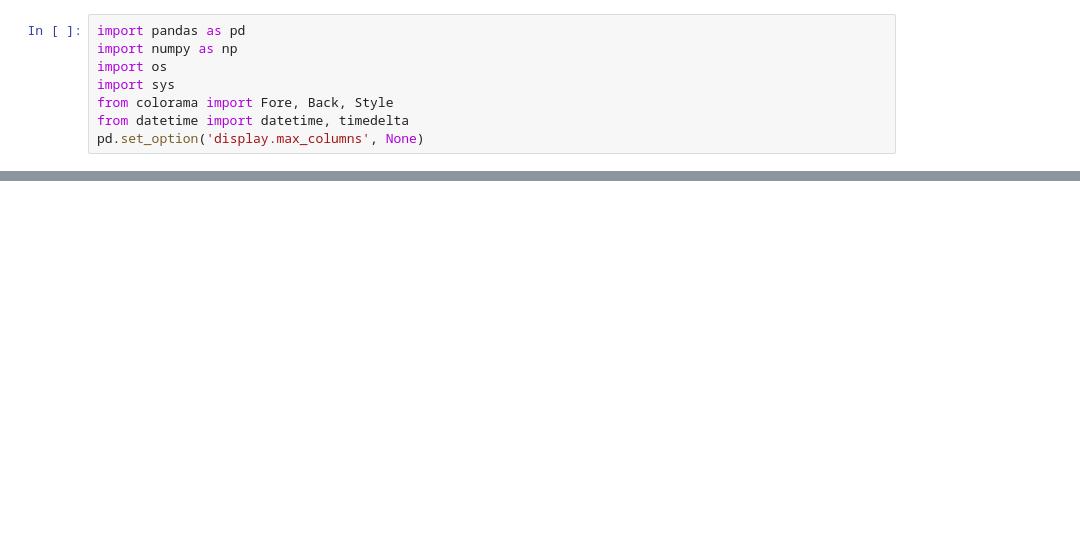
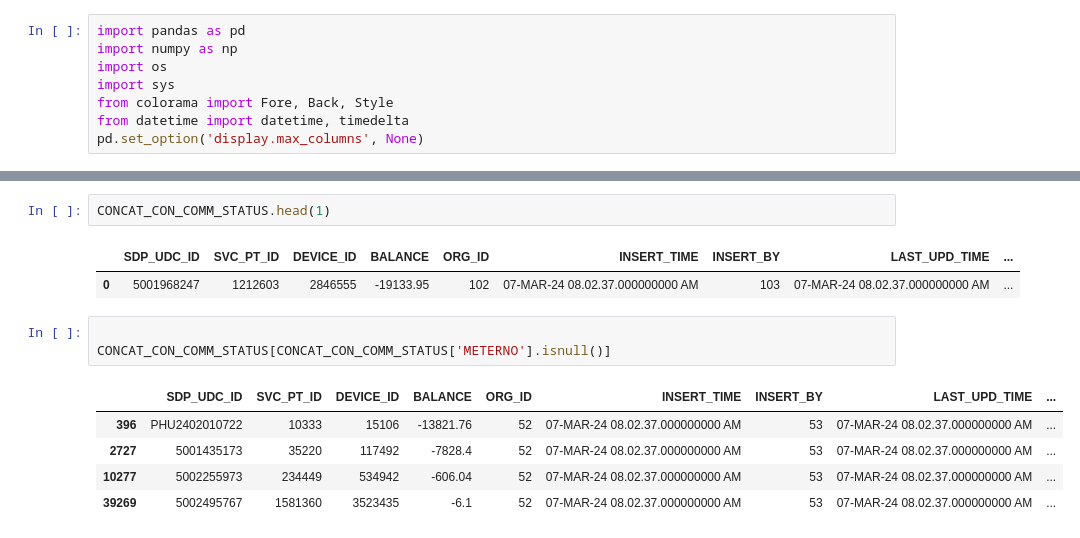
Before and after one commit to ratankj/MDM_HES_DATA_MATCH, a Jupyter notebook: data_comparision.ipynb, the cells around one changed output, grey strips where cells are left out. Cells and saved outputs as stored; diff of their text form; blank space fills up the shorter version.

```diff
--- a/data_comparision.ipynb
+++ b/data_comparision.ipynb
@@ -18,0 +177,14 @@ Error:
+# %%
+CONCAT_CON_COMM_STATUS.head(1)
+# %% [output]
+|  | SDP_UDC_ID | SVC_PT_ID | DEVICE_ID | BALANCE | ORG_ID | INSERT_TIME | INSERT_BY | LAST_UPD_TIME | ... |
+| 0 | 5001968247 | 1212603 | 2846555 | -19133.95 | 102 | 07-MAR-24 08.02.37.000000000 AM | 103 | 07-MAR-24 08.02.37.000000000 AM | ... |
+# %%
+
+CONCAT_CON_COMM_STATUS[CONCAT_CON_COMM_STATUS['METERNO'].isnull()]
+# %% [output]
+|  | SDP_UDC_ID | SVC_PT_ID | DEVICE_ID | BALANCE | ORG_ID | INSERT_TIME | INSERT_BY | LAST_UPD_TIME | ... |
+| 396 | PHU2402010722 | 10333 | 15106 | -13821.76 | 52 | 07-MAR-24 08.02.37.000000000 AM | 53 | 07-MAR-24 08.02.37.000000000 AM | ... |
+| 2727 | 5001435173 | 35220 | 117492 | -7828.4 | 52 | 07-MAR-24 08.02.37.000000000 AM | 53 | 07-MAR-24 08.02.37.000000000 AM | ... |
+| 10277 | 5002255973 | 234449 | 534942 | -606.04 | 52 | 07-MAR-24 08.02.37.000000000 AM | 53 | 07-MAR-24 08.02.37.000000000 AM | ... |
+| 39269 | 5002495767 | 1581360 | 3523435 | -6.1 | 52 | 07-MAR-24 08.02.37.000000000 AM | 53 | 07-MAR-24 08.02.37.000000000 AM | ... |
```
Also changed, not shown: parts of 18 cells of this notebook, 7 other files.
